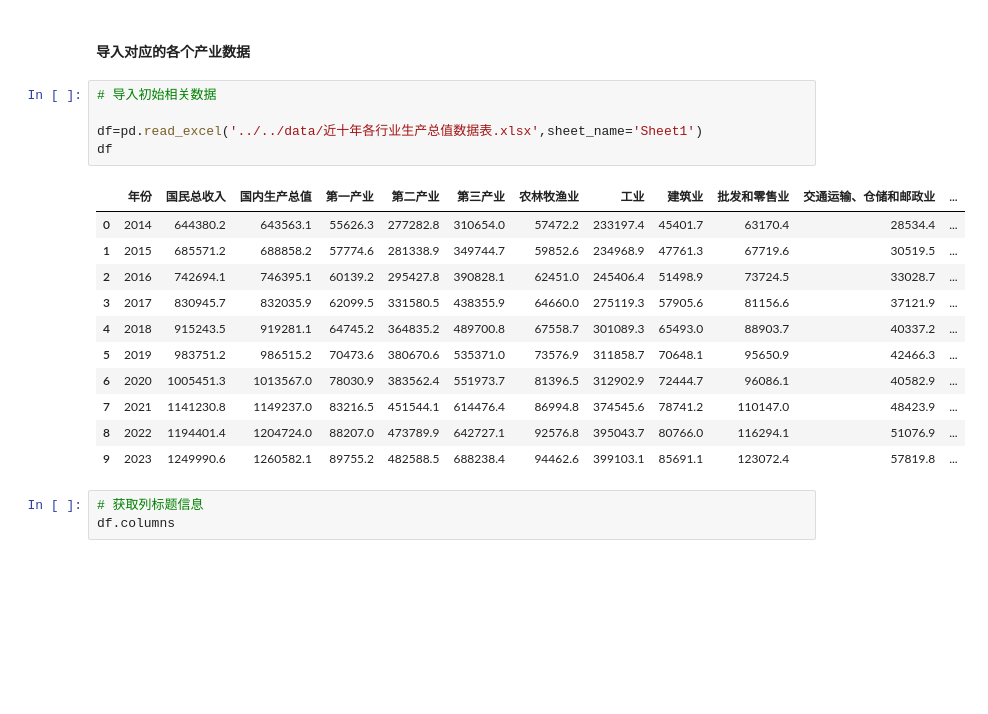
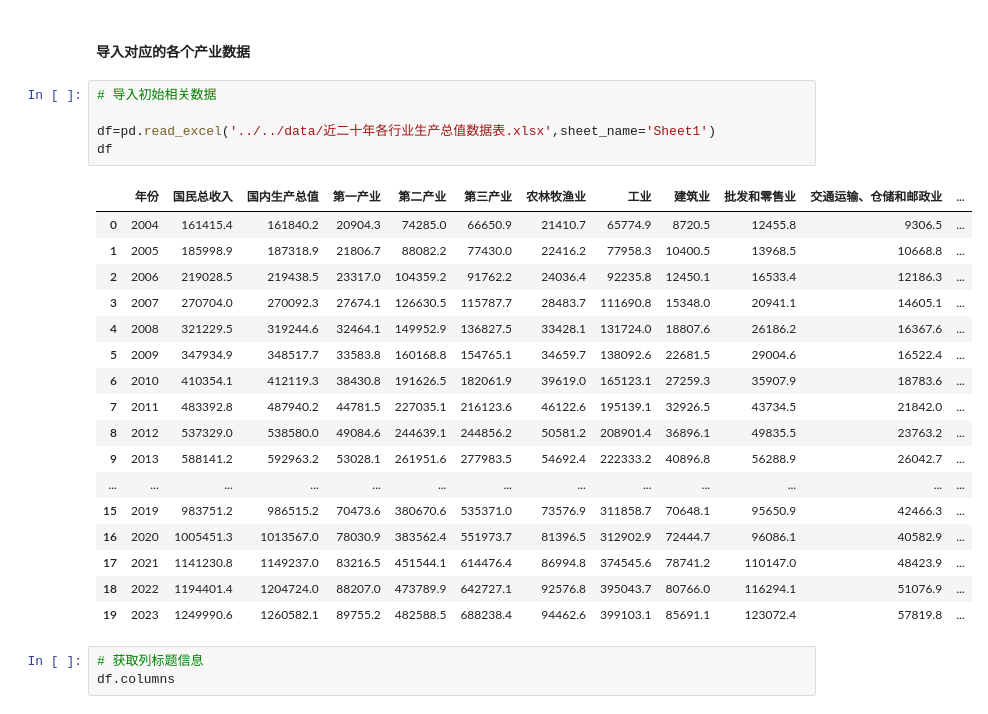
Before and after one commit to Czhongshao/2025-HSB, a Jupyter notebook: code/q1/q1.ipynb, the cells around one changed output. Saved outputs shown, nothing was run; the diff lists cells and outputs as text; blank space fills up the shorter version.

```diff
--- a/code/q1/q1.ipynb
+++ b/code/q1/q1.ipynb
@@ -20,20 +20,26 @@ pd.options.mode.chained_assignment = None
 # %%
 # 导入初始相关数据
 
-df=pd.read_excel('../../data/近十年各行业生产总值数据表.xlsx',sheet_name='Sheet1')
+df=pd.read_excel('../../data/近二十年各行业生产总值数据表.xlsx',sheet_name='Sheet1')
 df
 # %% [output]
 |  | 年份 | 国民总收入 | 国内生产总值 | 第一产业 | 第二产业 | 第三产业 | 农林牧渔业 | 工业 | 建筑业 | 批发和零售业 | 交通运输、仓储和邮政业 | ... |
-| 0 | 2014 | 644380.2 | 643563.1 | 55626.3 | 277282.8 | 310654.0 | 57472.2 | 233197.4 | 45401.7 | 63170.4 | 28534.4 | ... |
-| 1 | 2015 | 685571.2 | 688858.2 | 57774.6 | 281338.9 | 349744.7 | 59852.6 | 234968.9 | 47761.3 | 67719.6 | 30519.5 | ... |
-| 2 | 2016 | 742694.1 | 746395.1 | 60139.2 | 295427.8 | 390828.1 | 62451.0 | 245406.4 | 51498.9 | 73724.5 | 33028.7 | ... |
-| 3 | 2017 | 830945.7 | 832035.9 | 62099.5 | 331580.5 | 438355.9 | 64660.0 | 275119.3 | 57905.6 | 81156.6 | 37121.9 | ... |
-| 4 | 2018 | 915243.5 | 919281.1 | 64745.2 | 364835.2 | 489700.8 | 67558.7 | 301089.3 | 65493.0 | 88903.7 | 40337.2 | ... |
-| 5 | 2019 | 983751.2 | 986515.2 | 70473.6 | 380670.6 | 535371.0 | 73576.9 | 311858.7 | 70648.1 | 95650.9 | 42466.3 | ... |
-| 6 | 2020 | 1005451.3 | 1013567.0 | 78030.9 | 383562.4 | 551973.7 | 81396.5 | 312902.9 | 72444.7 | 96086.1 | 40582.9 | ... |
-| 7 | 2021 | 1141230.8 | 1149237.0 | 83216.5 | 451544.1 | 614476.4 | 86994.8 | 374545.6 | 78741.2 | 110147.0 | 48423.9 | ... |
-| 8 | 2022 | 1194401.4 | 1204724.0 | 88207.0 | 473789.9 | 642727.1 | 92576.8 | 395043.7 | 80766.0 | 116294.1 | 51076.9 | ... |
-| 9 | 2023 | 1249990.6 | 1260582.1 | 89755.2 | 482588.5 | 688238.4 | 94462.6 | 399103.1 | 85691.1 | 123072.4 | 57819.8 | ... |
+| 0 | 2004 | 161415.4 | 161840.2 | 20904.3 | 74285.0 | 66650.9 | 21410.7 | 65774.9 | 8720.5 | 12455.8 | 9306.5 | ... |
+| 1 | 2005 | 185998.9 | 187318.9 | 21806.7 | 88082.2 | 77430.0 | 22416.2 | 77958.3 | 10400.5 | 13968.5 | 10668.8 | ... |
+| 2 | 2006 | 219028.5 | 219438.5 | 23317.0 | 104359.2 | 91762.2 | 24036.4 | 92235.8 | 12450.1 | 16533.4 | 12186.3 | ... |
+| 3 | 2007 | 270704.0 | 270092.3 | 27674.1 | 126630.5 | 115787.7 | 28483.7 | 111690.8 | 15348.0 | 20941.1 | 14605.1 | ... |
+| 4 | 2008 | 321229.5 | 319244.6 | 32464.1 | 149952.9 | 136827.5 | 33428.1 | 131724.0 | 18807.6 | 26186.2 | 16367.6 | ... |
+| 5 | 2009 | 347934.9 | 348517.7 | 33583.8 | 160168.8 | 154765.1 | 34659.7 | 138092.6 | 22681.5 | 29004.6 | 16522.4 | ... |
+| 6 | 2010 | 410354.1 | 412119.3 | 38430.8 | 191626.5 | 182061.9 | 39619.0 | 165123.1 | 27259.3 | 35907.9 | 18783.6 | ... |
+| 7 | 2011 | 483392.8 | 487940.2 | 44781.5 | 227035.1 | 216123.6 | 46122.6 | 195139.1 | 32926.5 | 43734.5 | 21842.0 | ... |
+| 8 | 2012 | 537329.0 | 538580.0 | 49084.6 | 244639.1 | 244856.2 | 50581.2 | 208901.4 | 36896.1 | 49835.5 | 23763.2 | ... |
+| 9 | 2013 | 588141.2 | 592963.2 | 53028.1 | 261951.6 | 277983.5 | 54692.4 | 222333.2 | 40896.8 | 56288.9 | 26042.7 | ... |
+| ... | ... | ... | ... | ... | ... | ... | ... | ... | ... | ... | ... | ... |
+| 15 | 2019 | 983751.2 | 986515.2 | 70473.6 | 380670.6 | 535371.0 | 73576.9 | 311858.7 | 70648.1 | 95650.9 | 42466.3 | ... |
+| 16 | 2020 | 1005451.3 | 1013567.0 | 78030.9 | 383562.4 | 551973.7 | 81396.5 | 312902.9 | 72444.7 | 96086.1 | 40582.9 | ... |
+| 17 | 2021 | 1141230.8 | 1149237.0 | 83216.5 | 451544.1 | 614476.4 | 86994.8 | 374545.6 | 78741.2 | 110147.0 | 48423.9 | ... |
+| 18 | 2022 | 1194401.4 | 1204724.0 | 88207.0 | 473789.9 | 642727.1 | 92576.8 | 395043.7 | 80766.0 | 116294.1 | 51076.9 | ... |
+| 19 | 2023 | 1249990.6 | 1260582.1 | 89755.2 | 482588.5 | 688238.4 | 94462.6 | 399103.1 | 85691.1 | 123072.4 | 57819.8 | ... |
 # %%
 # 获取列标题信息
 df.columns
```
Also changed, not shown: parts of 4 cells of this notebook, 26 other files.
